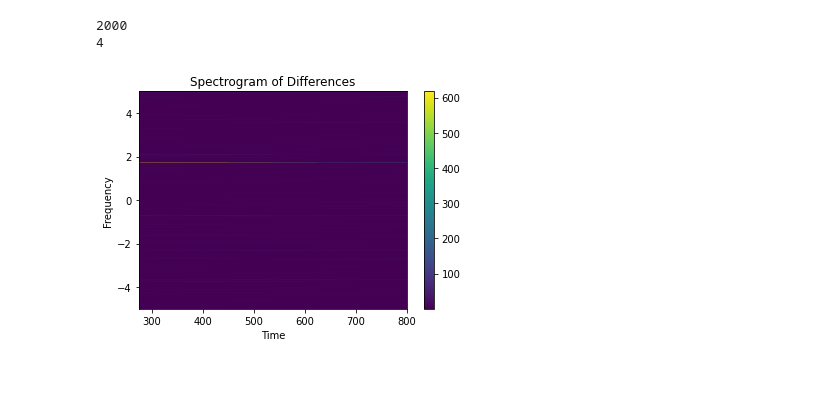
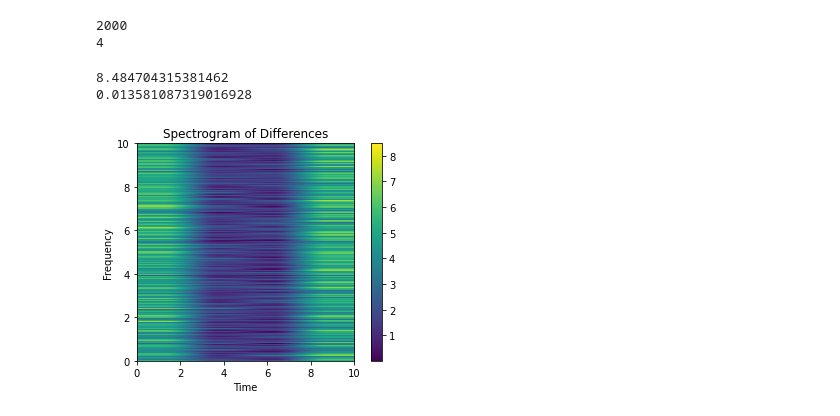
Before and after one commit to RoslynJessney/roslynmproject, a Jupyter notebook: ComplexTimeDifferencing.ipynb, the cells around one changed output. Saved outputs shown, nothing was run; the diff lists cells and outputs as text; code cells hidden in the pictures; blank space fills up the shorter version.

Commit message:
Differencing and plotting via imshow

```diff
--- a/ComplexTimeDifferencing.ipynb
+++ b/ComplexTimeDifferencing.ipynb
@@ -46,7 +46,7 @@ plt.show()
 normSxx=[]
 
 for i in range(0,2000):
-    normSxx.append(Sxx[i]/np.mean(Sxx[i]))
+    normSxx.append(Sxx[i]/np.mean(abs(Sxx[i])))
 
 
 #checking this
@@ -123,6 +130,7 @@ print(diff)
 #normSxx is 2000 rows each with 5 values since len(t) is 5
 #I first change this to get 5 time columns each containing 2000 values
 
+#have introduced offset of 5 to ensure it can be seen on spectrogram
 
 timecols=[]
 tool=[]
@@ -130,8 +138,12 @@ tool=[]
 for i in range(0,5):
     tool.clear()
     for j in range(0,len(normSxx)):
-        tool.append(normSxx[j][i])
+        if i==2:
+            tool.append(normSxx[j][i]+5)
+        else:
+            tool.append(normSxx[j][i])
     timecols.append(tool[:])
+
 
 #print(len(timecols))
 #print(len(timecols[0]))
@@ -176,12 +188,21 @@ print(len(absdiffscols[0]))
 # %% [output]
 2000
 4
+# %%
+array=np.array(fftshift(absdiffscols))
+np.shape(array)
+print(np.max(array))
+print(np.min(array))
+# %% [output]
+8.484704315381462
+0.013581087319016928
 # %%
-plt.pcolormesh(difft, fftshift(f), fftshift(absdiffscols, axes=0), shading='gouraud')
+#plot using imshow instead of colormesh was blending values to try to create 3D when we just want 2D rep
+plt.imshow(np.array(fftshift(absdiffscols)), extent=(0,10,0,10), resample=False)
 plt.colorbar()
 plt.ylabel('Frequency')
 plt.xlabel('Time')
 plt.title('Spectrogram of Differences')
 plt.show()
 # %% [output]
-[figure, old version]
+[figure, new version]
```
Also changed, not shown: parts of 6 cells of this notebook.
